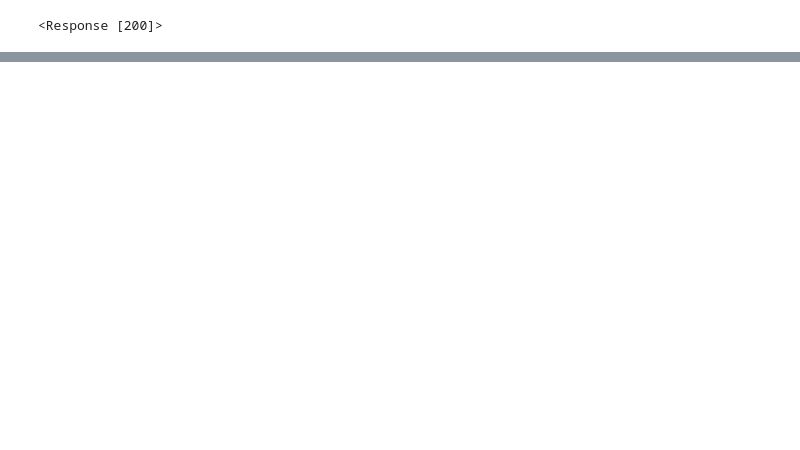
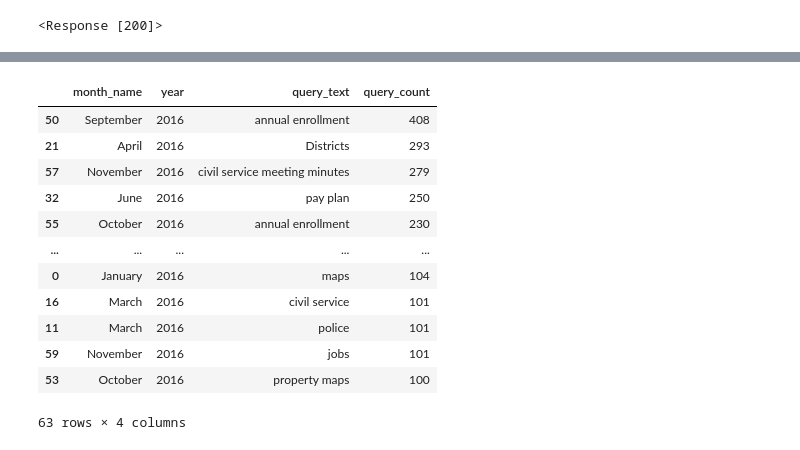
Before and after one commit to NSS-Data-Analytics-Cohort-10/api-mhm516, a Jupyter notebook: notebooks/nb1.ipynb, the cells around one changed output, grey strips where cells are left out. Saved outputs shown, nothing was run; the diff lists cells and outputs as text; code cells hidden in the pictures; blank space fills up the shorter version.

```diff
--- a/notebooks/nb1.ipynb
+++ b/notebooks/nb1.ipynb
@@ -151,0 +188,19 @@ high_qcount
+# %%
+response2016 = requests.get(endpoint, params=params2016)
+res2016=response2016.json()
+greater2016=pd.DataFrame(res2016)
+greater2016.sort_values(by='query_count', ascending=False)
+# %% [output]
+|  | month_name | year | query_text | query_count |
+| 50 | September | 2016 | annual enrollment | 408 |
+| 21 | April | 2016 | Districts | 293 |
+| 57 | November | 2016 | civil service meeting minutes | 279 |
+| 32 | June | 2016 | pay plan | 250 |
+| 55 | October | 2016 | annual enrollment | 230 |
+| ... | ... | ... | ... | ... |
+| 0 | January | 2016 | maps | 104 |
+| 16 | March | 2016 | civil service | 101 |
+| 11 | March | 2016 | police | 101 |
+| 59 | November | 2016 | jobs | 101 |
+| 53 | October | 2016 | property maps | 100 |
+63 rows × 4 columns
```
Also changed, not shown: parts of 21 cells of this notebook.
